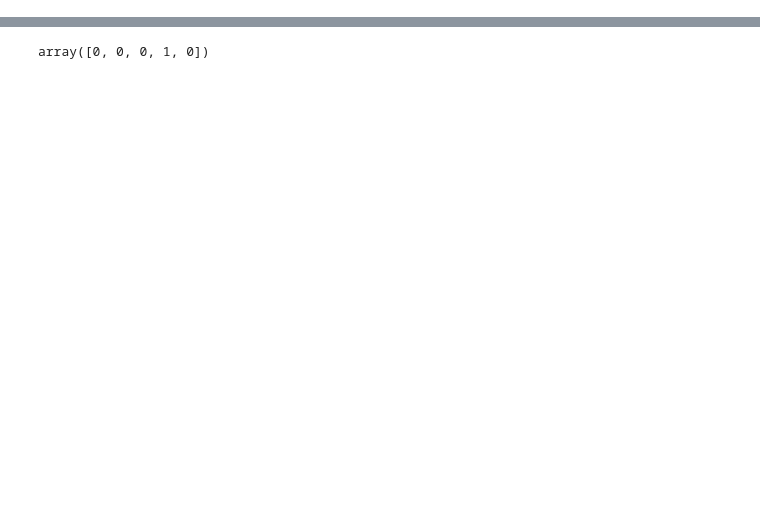
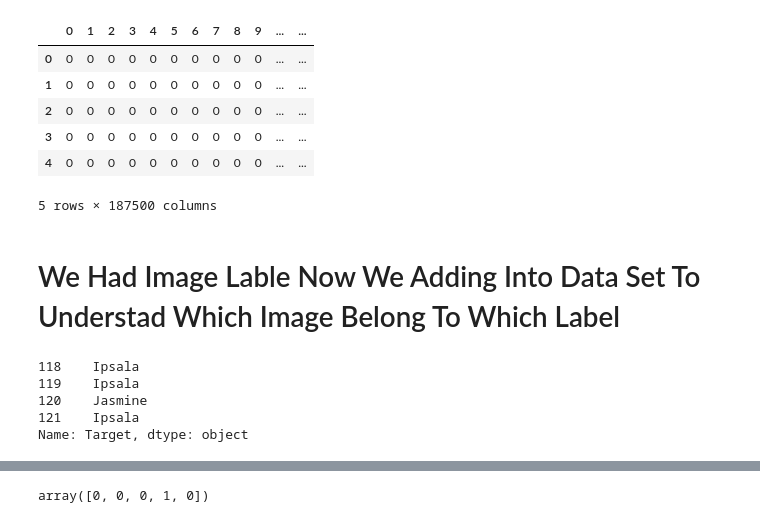
Before and after one commit to 1sagarcharaniya1/AI, a Jupyter notebook: rice-new-train-100-test-95.ipynb, the cells around one changed output, grey strips where cells are left out. Drawn from its saved outputs; the diff is of its cells as text; code cells hidden in the pictures; blank space fills up the shorter version.

Commit message:
Kaggle Notebook | Rice_New_train- 100 / test - 96 | Version 2

```diff
--- a/rice-new-train-100-test-95.ipynb
+++ b/rice-new-train-100-test-95.ipynb
@@ -94,9 +0,0 @@ y_train[180]
-# %%
-import matplotlib.pyplot as plt
-%matplotlib inline
-
-i = 193
-image = x_train_r[i]
-label = y_train[i]
-print(f'Label \n Label Id: {label} ')
-plt.imshow(image);
@@ -106,0 +13,11 @@ Label
+# %%
+## Load All Images in Variable
+images = glob.glob("/kaggle/input/rice-singal-new/Rice_sin_New/*.jpg")
+
+all_images = []
+
+## open And Convort Image to Array & Store In Variable
+for i in images:
+    open_img = Image.open(i)
+    conv_img = np.array(open_img)
+    all_images.append(conv_img)
@@ -106,0 +44,19 @@ Label
+# %%
+## Reshaping 3D To 1D
+reshaping_image_1d = np.array(all_images).reshape(300,-1)
+# %%
+## Creating DataFtame
+image_dataframe = pd.DataFrame(reshaping_image_1d)
+# %%
+# Here Over Image Data To 1D with Frame
+image_dataframe.head()
+# %% [output]
+|  | 0 | 1 | 2 | 3 | 4 | 5 | 6 | 7 | 8 | 9 | ... | ... |
+| 0 | 0 | 0 | 0 | 0 | 0 | 0 | 0 | 0 | 0 | 0 | ... | ... |
+| 1 | 0 | 0 | 0 | 0 | 0 | 0 | 0 | 0 | 0 | 0 | ... | ... |
+| 2 | 0 | 0 | 0 | 0 | 0 | 0 | 0 | 0 | 0 | 0 | ... | ... |
+| 3 | 0 | 0 | 0 | 0 | 0 | 0 | 0 | 0 | 0 | 0 | ... | ... |
+| 4 | 0 | 0 | 0 | 0 | 0 | 0 | 0 | 0 | 0 | 0 | ... | ... |
+5 rows × 187500 columns
+# %% [markdown]
+# We Had Image Lable Now We Adding Into Data Set To Understad Which Image Belong To Which Label
@@ -106,0 +66,8 @@ Label
+# %%
+image_dataframe['Target'][118:122]
+# %% [output]
+118    Ipsala
+119    Ipsala
+120    Jasmine
+121    Ipsala
+Name: Target, dtype: object
```
Also changed, not shown: parts of 65 cells of this notebook.
